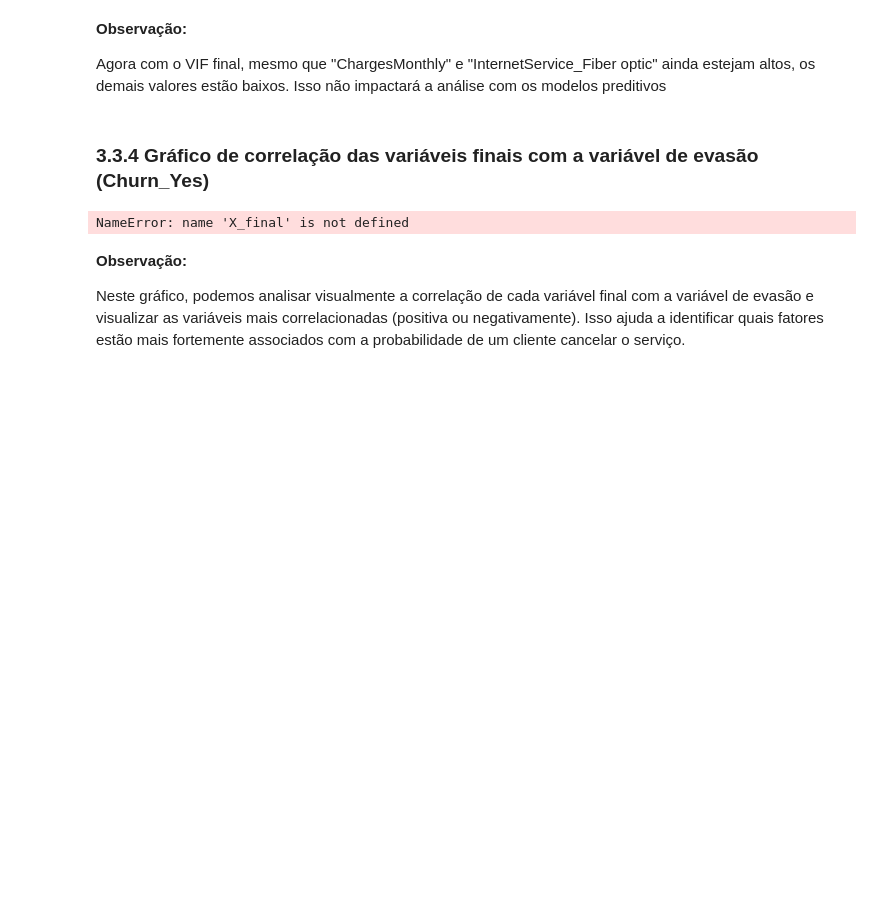
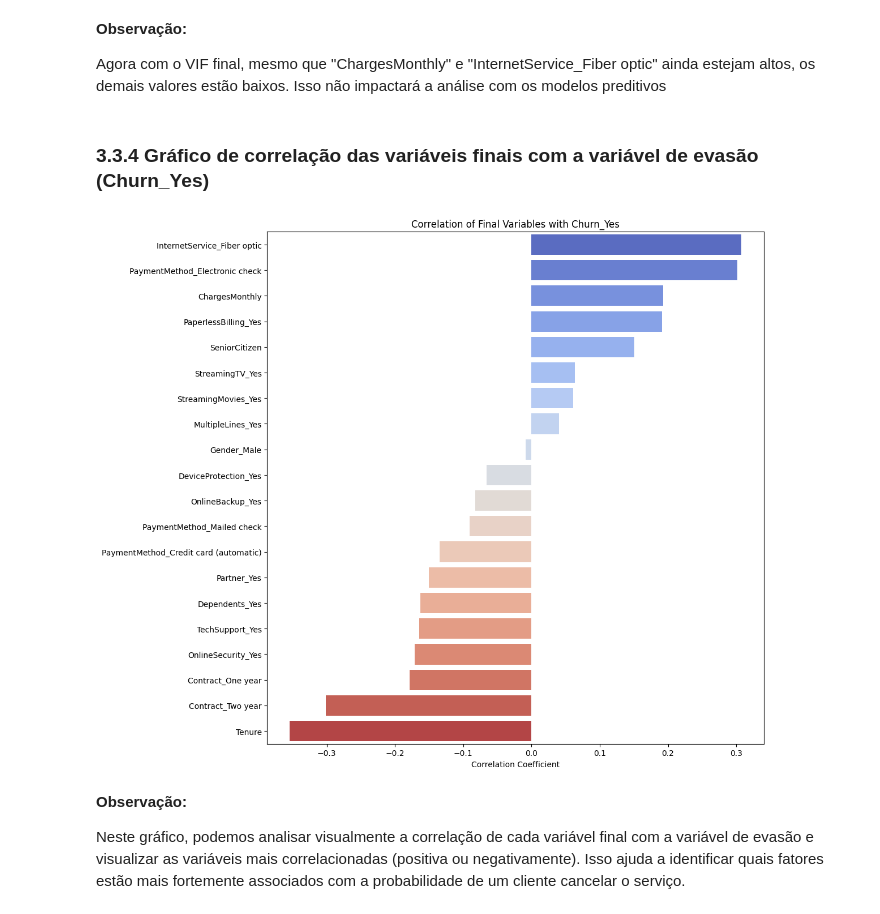
Before and after one commit to obaldin/Desafio_ONE_Alura_TelecomX_parte_II_Cassiano, a Jupyter notebook: Challenge_Alura_TelecomX_analise_evasao_de_cliente_parte_2_Cassiano.ipynb, the cells around one changed output. Cells and saved outputs as stored; diff of their text form; code cells hidden in the pictures; blank space fills up the shorter version.

```diff
--- a/Challenge_Alura_TelecomX_analise_evasao_de_cliente_parte_2_Cassiano.ipynb
+++ b/Challenge_Alura_TelecomX_analise_evasao_de_cliente_parte_2_Cassiano.ipynb
@@ -531,34 +580,34 @@ Agora com o VIF final, mesmo que "ChargesMonthly" e "InternetService_Fiber optic
 # %%
 # Calcular a correlação das variáveis em X_final com a variável alvo Churn_Yes (y)
 # Juntar X_final e y para calcular a correlação
 df_final_corr = X_final.copy()
 df_final_corr['Churn_Yes'] = y
 
 # Calcular a correlação da variável alvo com as outras variáveis
 corr_com_churn = df_final_corr.corr()['Churn_Yes'].sort_values(ascending=False)
 
 # Remover a correlação da variável alvo consigo mesma (que será 1)
 corr_com_churn = corr_com_churn.drop('Churn_Yes')
 
 # Selecionar as 20 maiores correlações (ou todas se forem menos de 20)
 num_vars_para_plot = min(20, len(corr_com_churn))
 top_corr = corr_com_churn.head(num_vars_para_plot)
 
 # Criar o gráfico de barras
 plt.figure(figsize=(12, 10))
-sns.barplot(x=top_corr.values, y=top_corr.index, palette='coolwarm', orient='h')
+sns.barplot(x=top_corr.values, y=top_corr.index, hue=top_corr.index, palette='coolwarm', orient='h', legend=False)
 plt.title("Correlation of Final Variables with Churn_Yes")
 plt.xlabel("Correlation Coefficient")
 plt.ylabel("")
 
 plt.tight_layout()
 
 # Salvar o gráfico em um arquivo png
 plt.savefig('Correlation_of_final_variables_with_churn_yes_plot.png')
 
 plt.show()
 # %% [output]
-NameError: name 'X_final' is not defined
+[figure, added]
 # %% [markdown]
 **Observação:**
 
```
Also changed, not shown: parts of 26 cells of this notebook.
